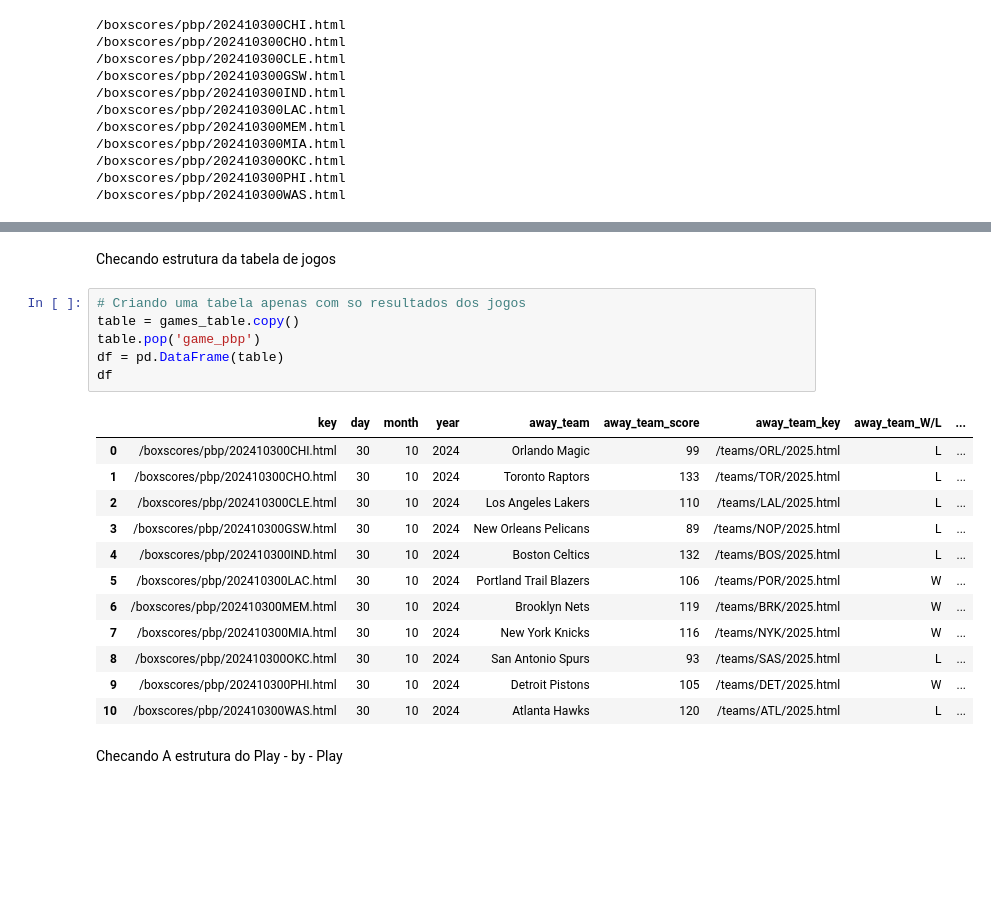
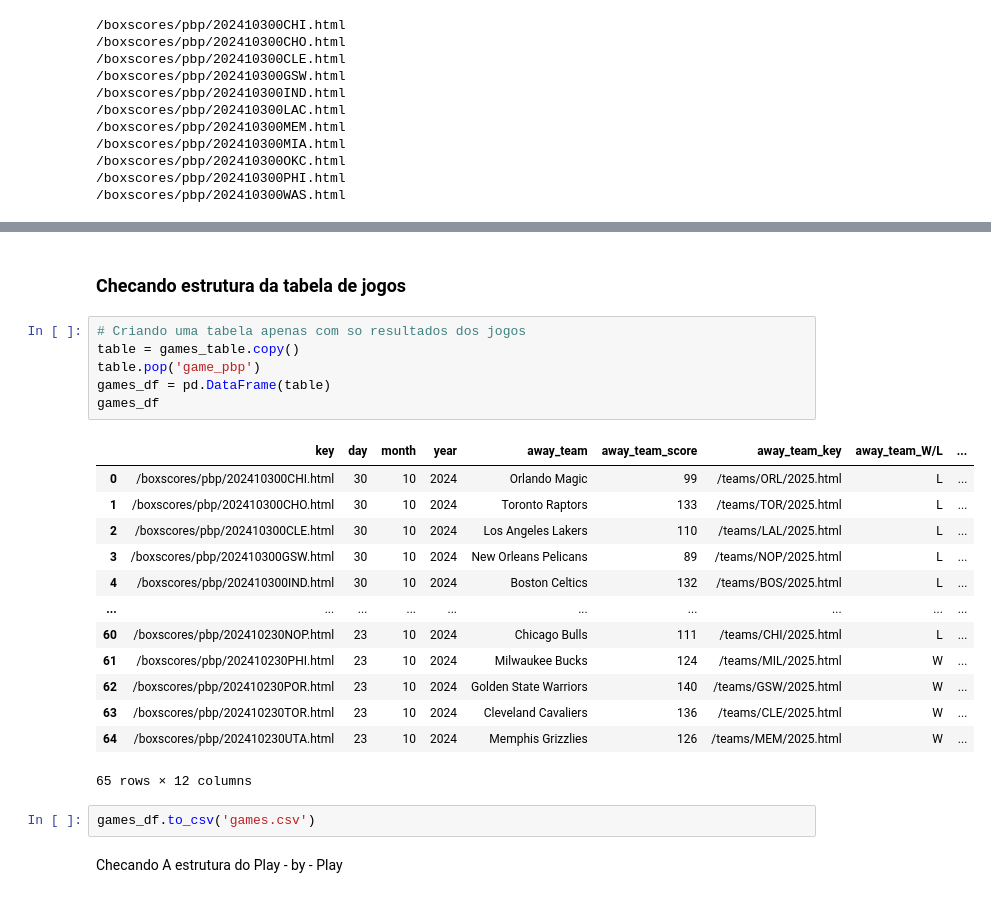
Before and after one commit to filpijoao/NBA_datascrapping, a Jupyter notebook: play_by_play.ipynb, the cells around one changed output, grey strips where cells are left out. Cells and saved outputs as stored; diff of their text form; blank space fills up the shorter version.

```diff
--- a/play_by_play.ipynb
+++ b/play_by_play.ipynb
@@ -186,24 +305,27 @@ for i in today_urls:
 # %% [markdown]
-Checando estrutura da tabela de jogos
+### Checando estrutura da tabela de jogos
 # %%
 # Criando uma tabela apenas com so resultados dos jogos
 table = games_table.copy()
 table.pop('game_pbp')
-df = pd.DataFrame(table)
-df
+games_df = pd.DataFrame(table)
+games_df
 # %% [output]
 |  | key | day | month | year | away_team | away_team_score | away_team_key | away_team_W/L | ... |
 | 0 | /boxscores/pbp/202410300CHI.html | 30 | 10 | 2024 | Orlando Magic | 99 | /teams/ORL/2025.html | L | ... |
 | 1 | /boxscores/pbp/202410300CHO.html | 30 | 10 | 2024 | Toronto Raptors | 133 | /teams/TOR/2025.html | L | ... |
 | 2 | /boxscores/pbp/202410300CLE.html | 30 | 10 | 2024 | Los Angeles Lakers | 110 | /teams/LAL/2025.html | L | ... |
 | 3 | /boxscores/pbp/202410300GSW.html | 30 | 10 | 2024 | New Orleans Pelicans | 89 | /teams/NOP/2025.html | L | ... |
 | 4 | /boxscores/pbp/202410300IND.html | 30 | 10 | 2024 | Boston Celtics | 132 | /teams/BOS/2025.html | L | ... |
-| 5 | /boxscores/pbp/202410300LAC.html | 30 | 10 | 2024 | Portland Trail Blazers | 106 | /teams/POR/2025.html | W | ... |
-| 6 | /boxscores/pbp/202410300MEM.html | 30 | 10 | 2024 | Brooklyn Nets | 119 | /teams/BRK/2025.html | W | ... |
-| 7 | /boxscores/pbp/202410300MIA.html | 30 | 10 | 2024 | New York Knicks | 116 | /teams/NYK/2025.html | W | ... |
-| 8 | /boxscores/pbp/202410300OKC.html | 30 | 10 | 2024 | San Antonio Spurs | 93 | /teams/SAS/2025.html | L | ... |
-| 9 | /boxscores/pbp/202410300PHI.html | 30 | 10 | 2024 | Detroit Pistons | 105 | /teams/DET/2025.html | W | ... |
-| 10 | /boxscores/pbp/202410300WAS.html | 30 | 10 | 2024 | Atlanta Hawks | 120 | /teams/ATL/2025.html | L | ... |
+| ... | ... | ... | ... | ... | ... | ... | ... | ... | ... |
+| 60 | /boxscores/pbp/202410230NOP.html | 23 | 10 | 2024 | Chicago Bulls | 111 | /teams/CHI/2025.html | L | ... |
+| 61 | /boxscores/pbp/202410230PHI.html | 23 | 10 | 2024 | Milwaukee Bucks | 124 | /teams/MIL/2025.html | W | ... |
+| 62 | /boxscores/pbp/202410230POR.html | 23 | 10 | 2024 | Golden State Warriors | 140 | /teams/GSW/2025.html | W | ... |
+| 63 | /boxscores/pbp/202410230TOR.html | 23 | 10 | 2024 | Cleveland Cavaliers | 136 | /teams/CLE/2025.html | W | ... |
+| 64 | /boxscores/pbp/202410230UTA.html | 23 | 10 | 2024 | Memphis Grizzlies | 126 | /teams/MEM/2025.html | W | ... |
+65 rows × 12 columns
+# %%
+games_df.to_csv('games.csv')
 # %% [markdown]
 Checando A estrutura do Play - by - Play
 # %%
```
Also changed, not shown: parts of 115 cells of this notebook, 6 other files.
